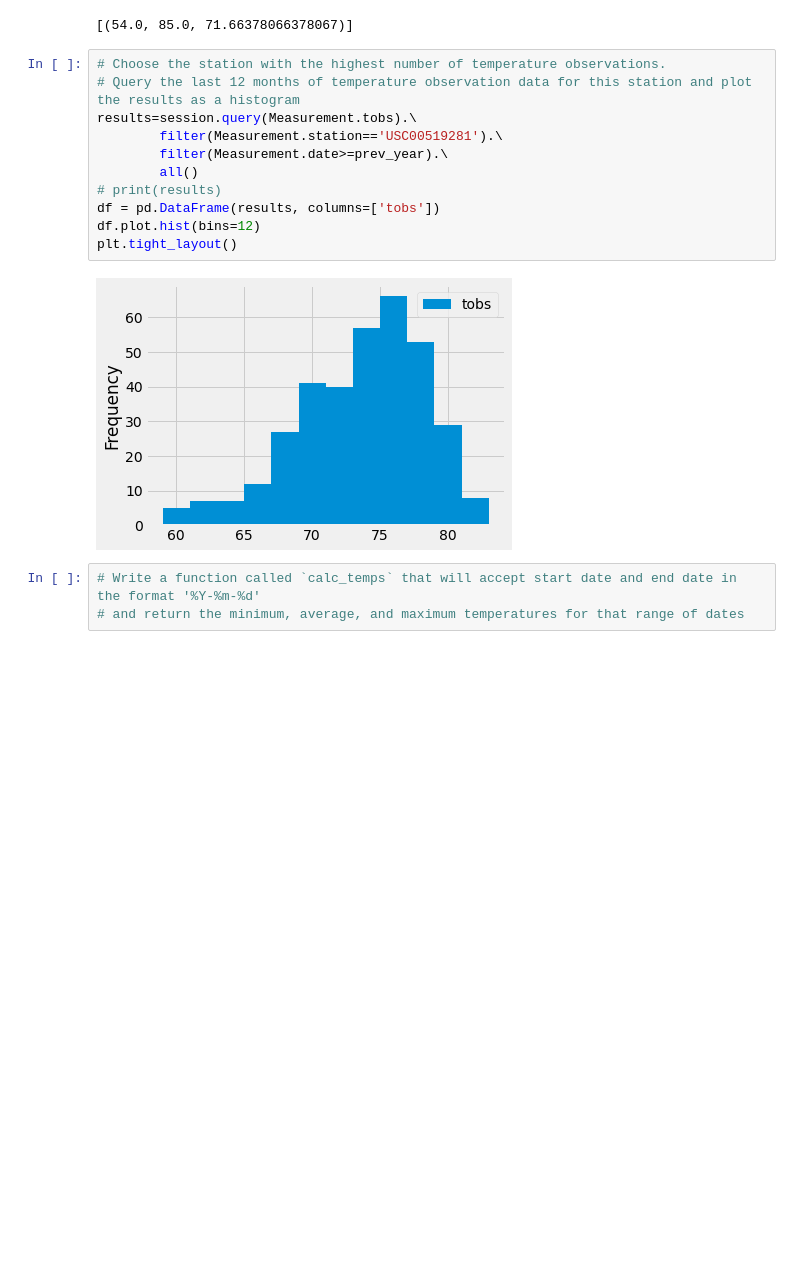
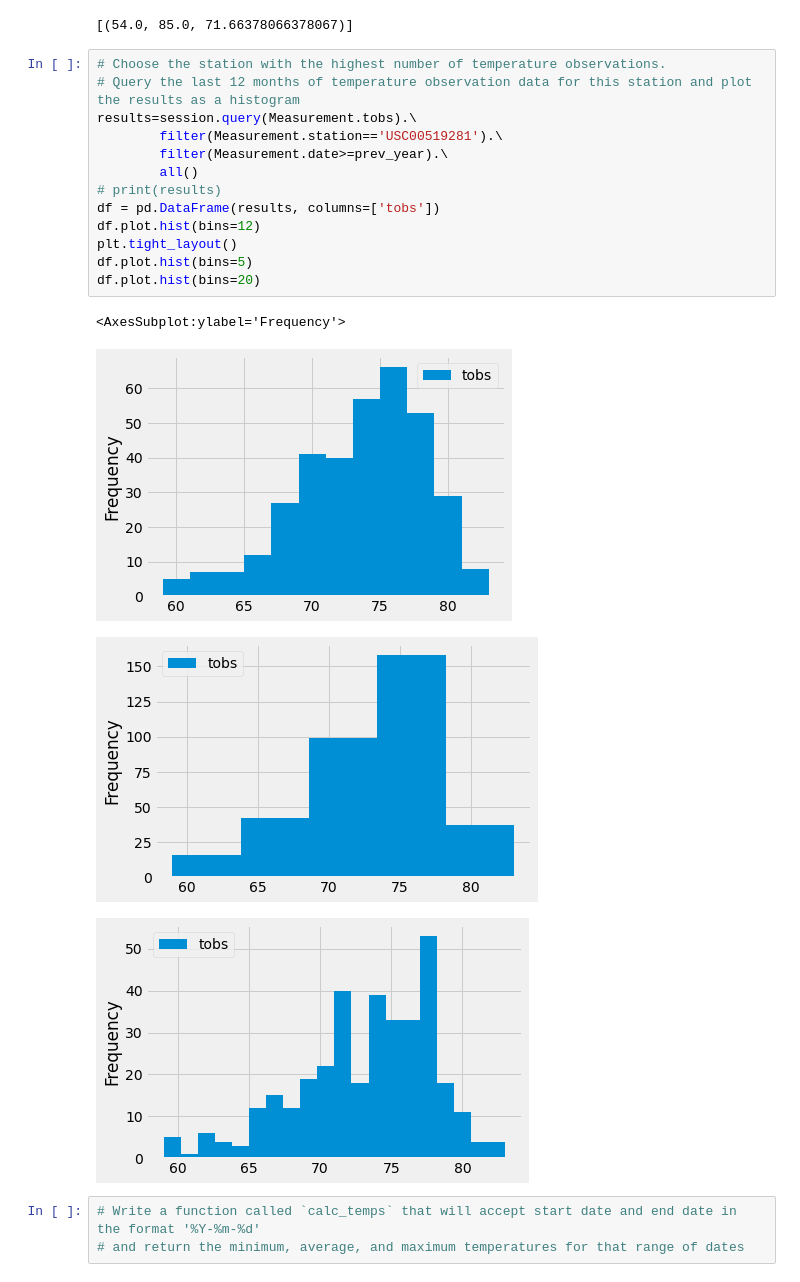
Before and after one commit to v2krishna/surfs_up, a Jupyter notebook: climate_analysis.ipynb, the cells around one changed output. Drawn from its saved outputs; the diff is of its cells as text; blank space fills up the shorter version.

```diff
--- a/climate_analysis.ipynb
+++ b/climate_analysis.ipynb
@@ -107,16 +107,21 @@ session.query(func.min(Measurement.tobs), \
 # %%
 # Choose the station with the highest number of temperature observations.
 # Query the last 12 months of temperature observation data for this station and plot the results as a histogram
 results=session.query(Measurement.tobs).\
         filter(Measurement.station=='USC00519281').\
         filter(Measurement.date>=prev_year).\
         all()
 # print(results)
 df = pd.DataFrame(results, columns=['tobs'])
 df.plot.hist(bins=12)
 plt.tight_layout()
+df.plot.hist(bins=5)
+df.plot.hist(bins=20)
 # %% [output]
+<AxesSubplot:ylabel='Frequency'>
 [figure]
+[figure, added]
+[figure, added]
 # %%
 # Write a function called `calc_temps` that will accept start date and end date in the format '%Y-%m-%d'
 # and return the minimum, average, and maximum temperatures for that range of dates
```
Also changed, not shown: 1 other file.
